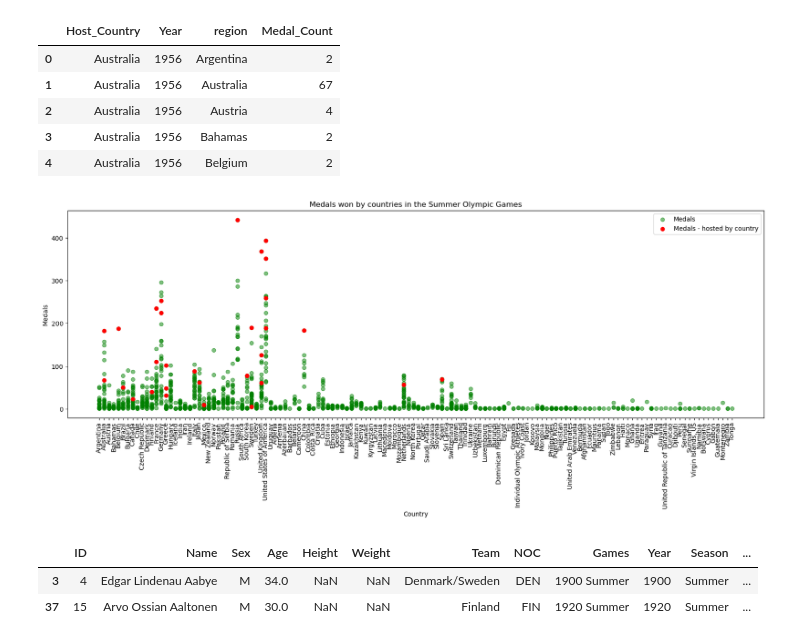
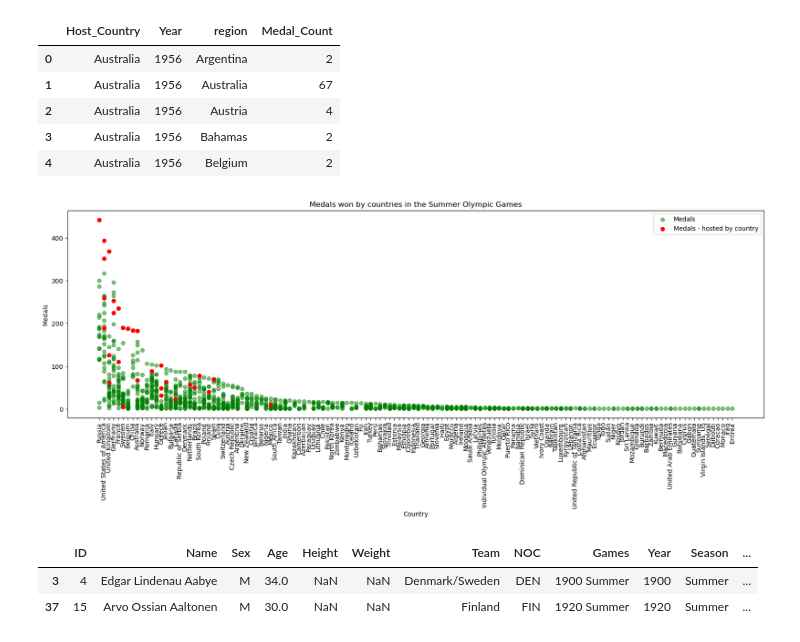
Before and after one commit to soumyaranjanswaincan/Olympic-Data-Analysis, a Jupyter notebook: Olympic Data Analysis/country_performance.ipynb, the cells around one changed output. Cells and saved outputs as stored; diff of their text form; code cells hidden in the pictures.

```diff
--- a/Olympic Data Analysis/country_performance.ipynb
+++ b/Olympic Data Analysis/country_performance.ipynb
@@ -234,18 +234,21 @@ host_country_df.head(5)
 | 4 | Australia | 1956 | Belgium | 2 |
 # %%
 host_country_medals_df = host_country_df[host_country_df['Host_Country']==host_country_df['region']]
+# %%
+host_country_df_sorted = host_country_df.sort_values(by='Medal_Count', ascending=False)
+host_country_medals_df_sorted = host_country_medals_df.sort_values(by='Medal_Count', ascending=False)
 # %%
 plt.figure(figsize=(20, 6))
-plt.scatter(host_country_df['region'], host_country_df['Medal_Count'], c='g',alpha=0.5, label='Medals')
-plt.scatter(host_country_medals_df['region'], host_country_medals_df['Medal_Count'], c='r',alpha=1.0, label='Medals - hosted by country')
+plt.scatter(host_country_df_sorted['region'], host_country_df_sorted['Medal_Count'], c='g',alpha=0.5, label='Medals')
+plt.scatter(host_country_medals_df_sorted['region'], host_country_medals_df_sorted['Medal_Count'], c='r',alpha=1.0, label='Medals - hosted by country')
 plt.title('Medals won by countries in the Summer Olympic Games')
 plt.xlabel('Country')
 plt.ylabel('Medals')
 plt.xticks(rotation='vertical')
 plt.legend()
 plt.show()
 # %% [output]
-[figure, old version]
+[figure, new version]
 # %%
 athelete_merged_df.head(2)
 # %% [output]
```
Also changed, not shown: parts of 2 cells of this notebook, 1 other file.
